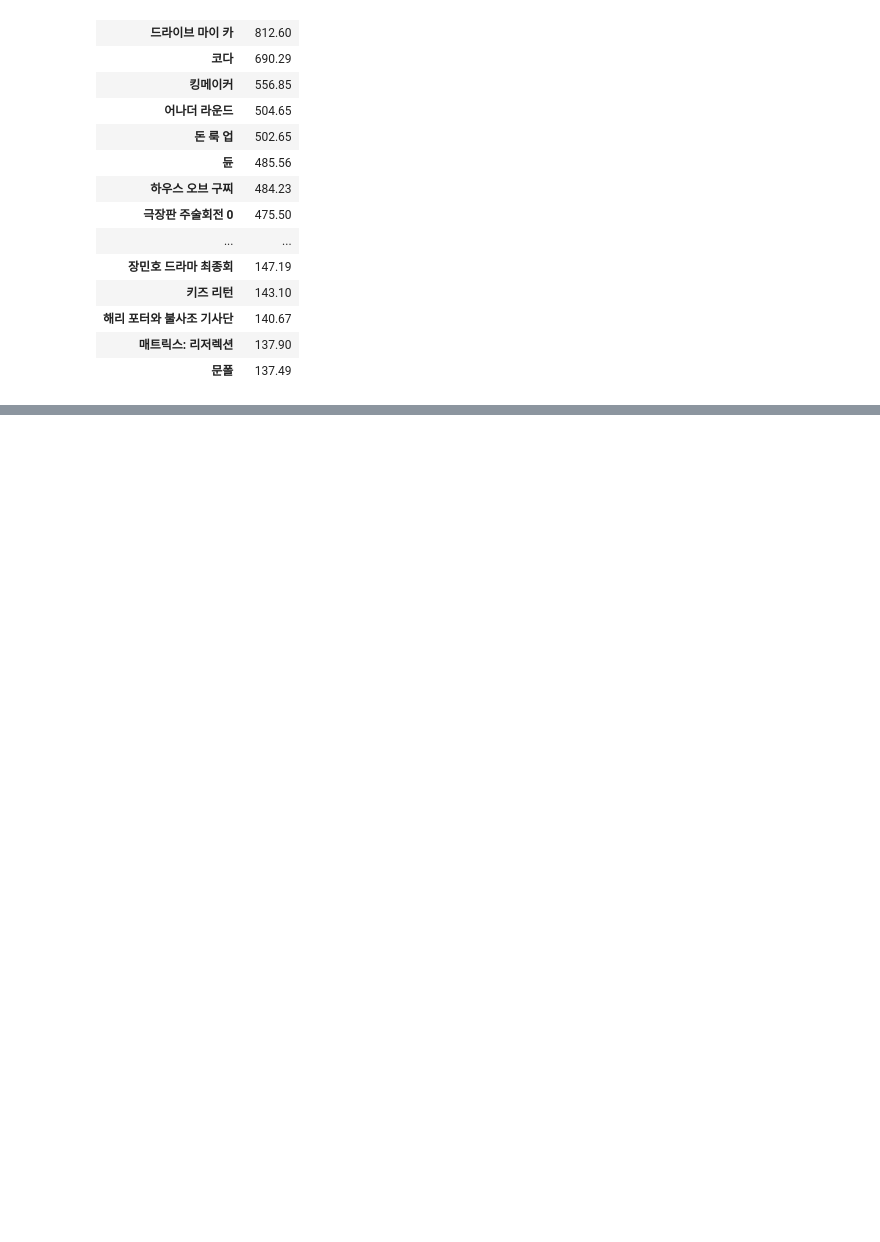
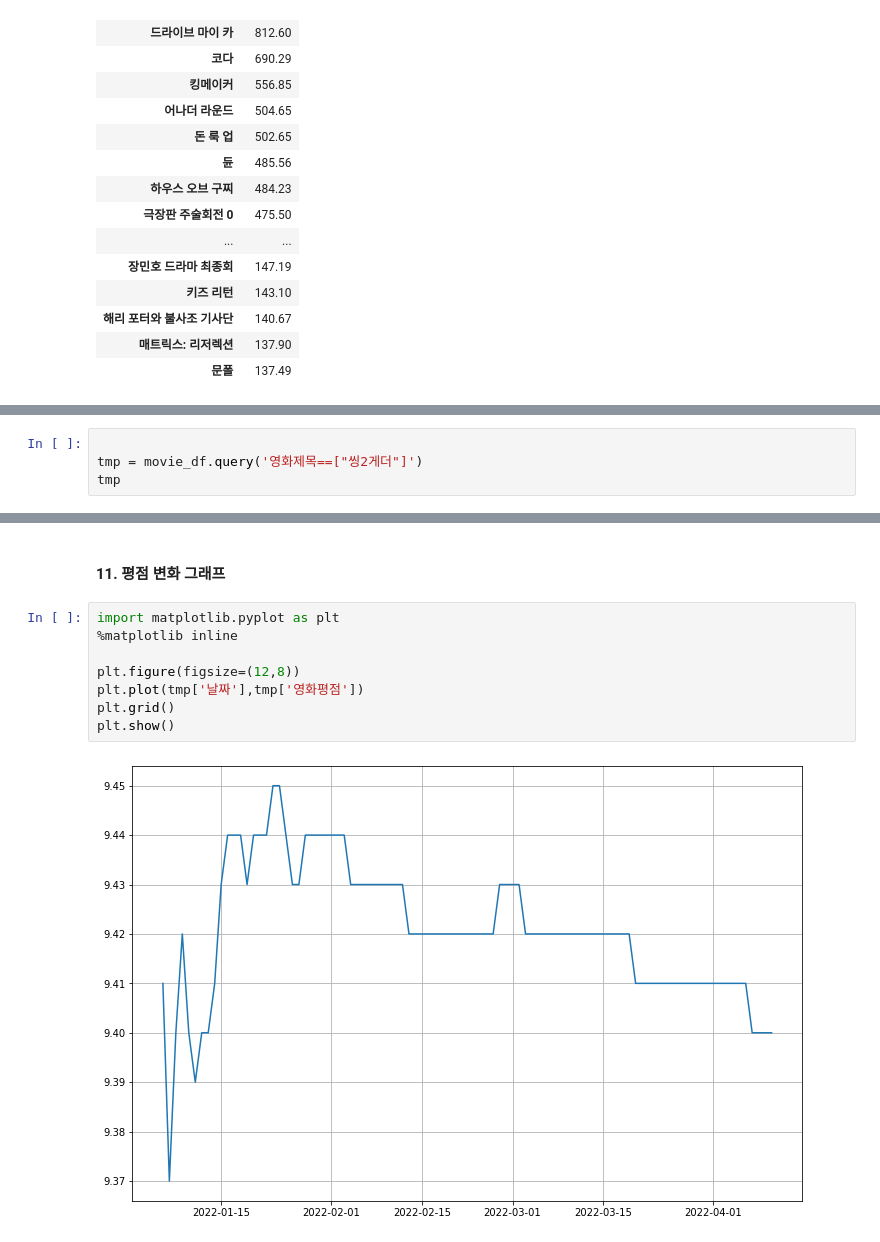
Before and after one commit to JuliaJJY/Web_crawling, a Jupyter notebook: 04_네이버_영화평점-수집및분석.ipynb, the cells around one changed output, grey strips where cells are left out. Cells and saved outputs as stored; diff of their text form; blank space fills up the shorter version.

```diff
--- a/04_네이버_영화평점-수집및분석.ipynb
+++ b/04_네이버_영화평점-수집및분석.ipynb
@@ -415,0 +418,4 @@ movie_top.head(50)
+# %%
+
+tmp = movie_df.query('영화제목==["씽2게더"]')
+tmp
@@ -415,0 +436,12 @@ movie_top.head(50)
+# %% [markdown]
+#### 11. 평점 변화 그래프
+# %%
+import matplotlib.pyplot as plt
+%matplotlib inline
+
+plt.figure(figsize=(12,8))
+plt.plot(tmp['날짜'],tmp['영화평점'])
+plt.grid()
+plt.show()
+# %% [output]
+[figure, added]
```
Also changed, not shown: parts of 12 cells of this notebook.
